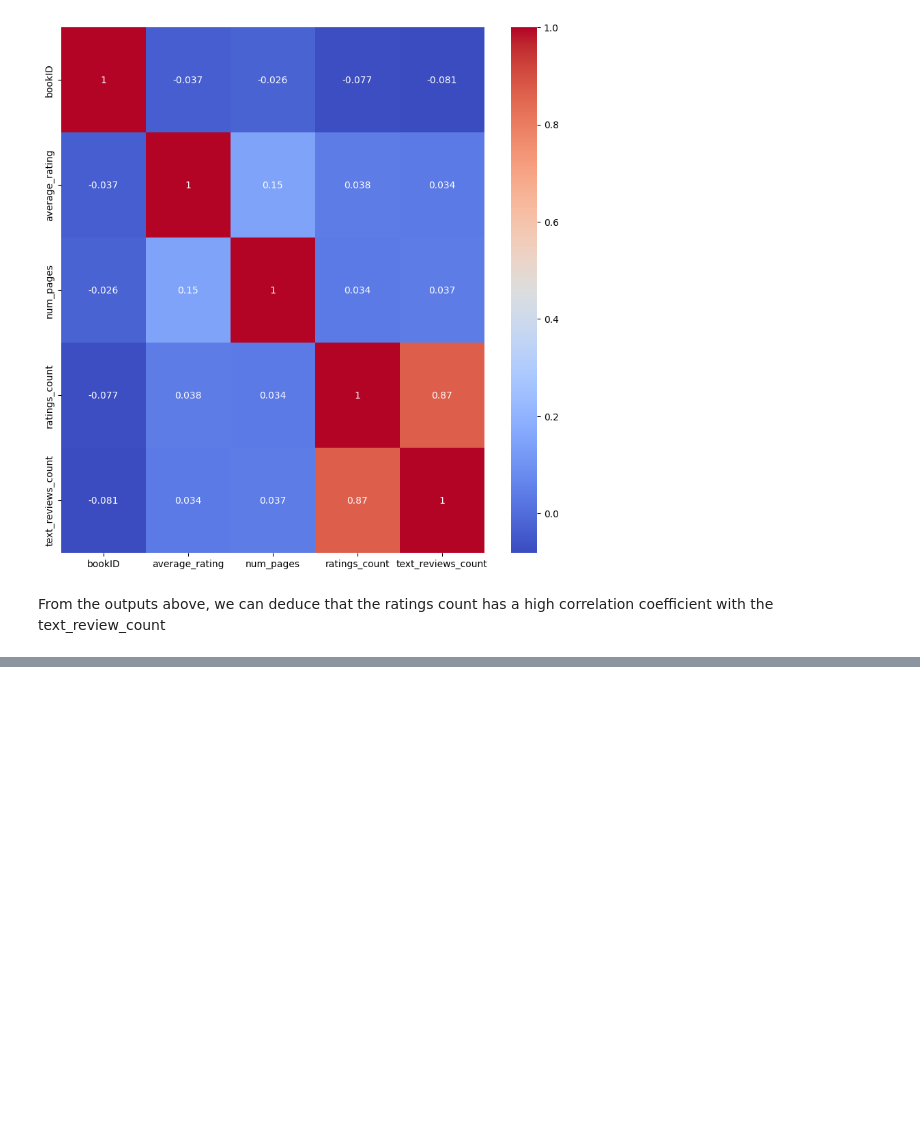
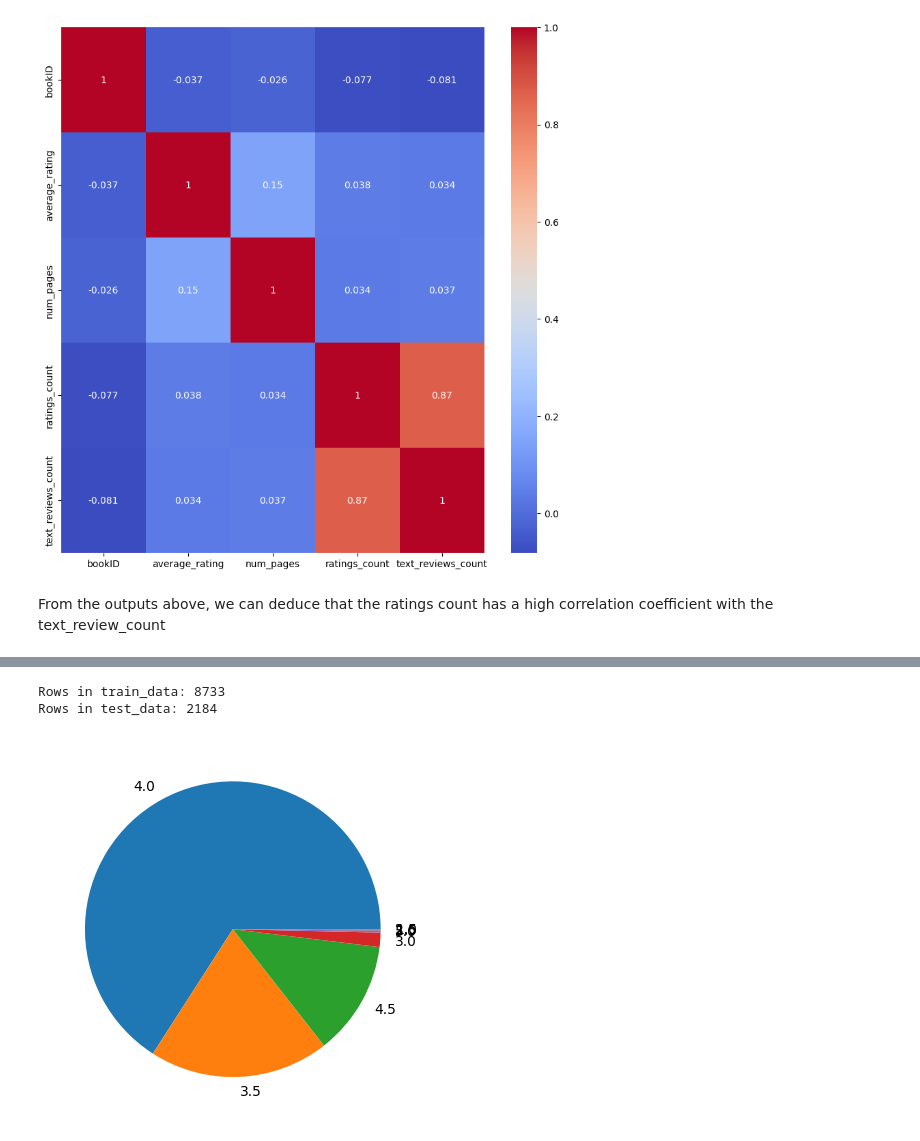
Before and after one commit to rhowsane/viet-goodreads, a Jupyter notebook: Notebook/main.ipynb, the cells around one changed output, grey strips where cells are left out. Drawn from its saved outputs; the diff is of its cells as text; code cells hidden in the pictures; blank space fills up the shorter version.

```diff
--- a/Notebook/main.ipynb
+++ b/Notebook/main.ipynb
@@ -184,0 +187,4 @@ px.scatter(data_frame=books,x='average_rating',y='ratings_count',color='text_rev
+# %%
+books = books[(books['text_reviews_count'] != 94265) & (books['average_rating'] != 3.59)]
+books = books[(books['average_rating'] != 0 ) & (books['ratings_count'] != 0)]
+books = books[(books['average_rating'] != 1 ) & (books['ratings_count'] != 1)]
@@ -186,0 +253,17 @@ px.scatter(data_frame=books, x='average_rating', y='num_pages', color='language_
+# %%
+train_data, test_data = train_test_split(books, train_size=0.8)
+# %%
+print(f"Rows in train_data: {len(train_data)}")
+print(f"Rows in test_data: {len(test_data)}")
+# %% [output]
+Rows in train_data: 8733
+Rows in test_data: 2184
+# %%
+train_data_bis = train_data
+train_data_bis['average_rating'] = np.round(train_data_bis['average_rating'] * 2) / 2
+train_data_bis['average_rating'] = train_data_bis['average_rating'].clip(0.5, 5)
+
+plt.pie(train_data_bis.average_rating.value_counts(), labels=train_data_bis.average_rating.value_counts().index)
+plt.show()
+# %% [output]
+[figure, added]
```
Also changed, not shown: parts of 9 cells of this notebook.
